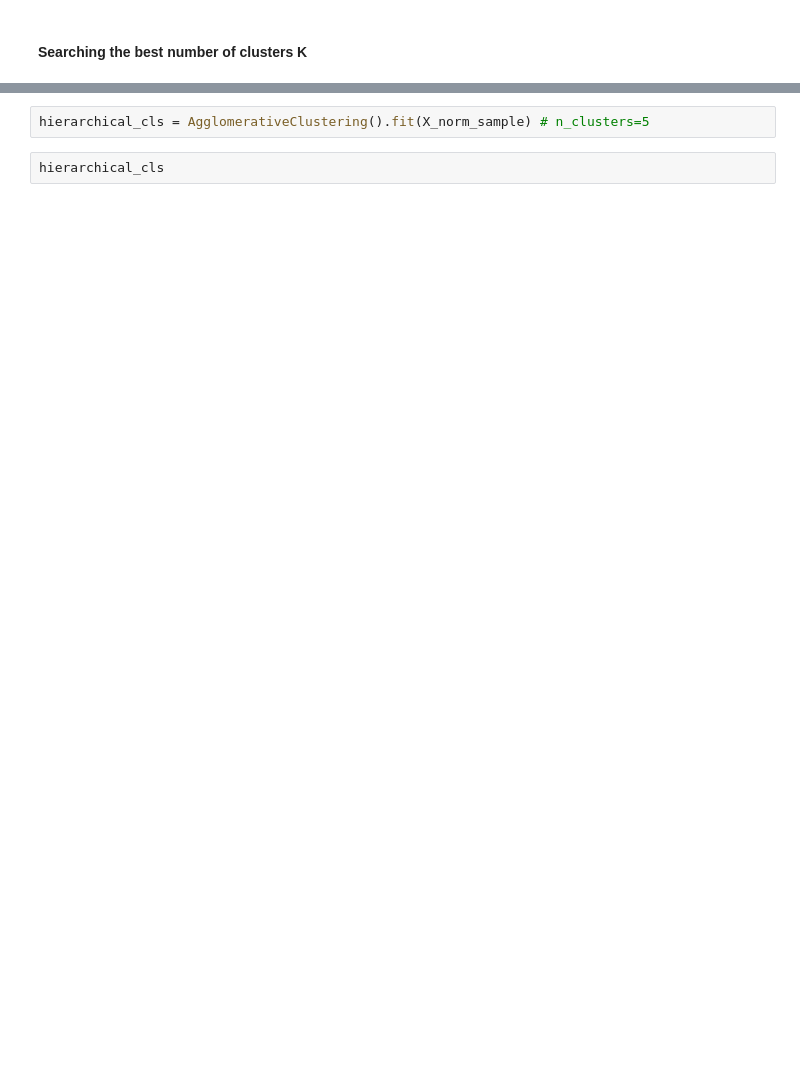
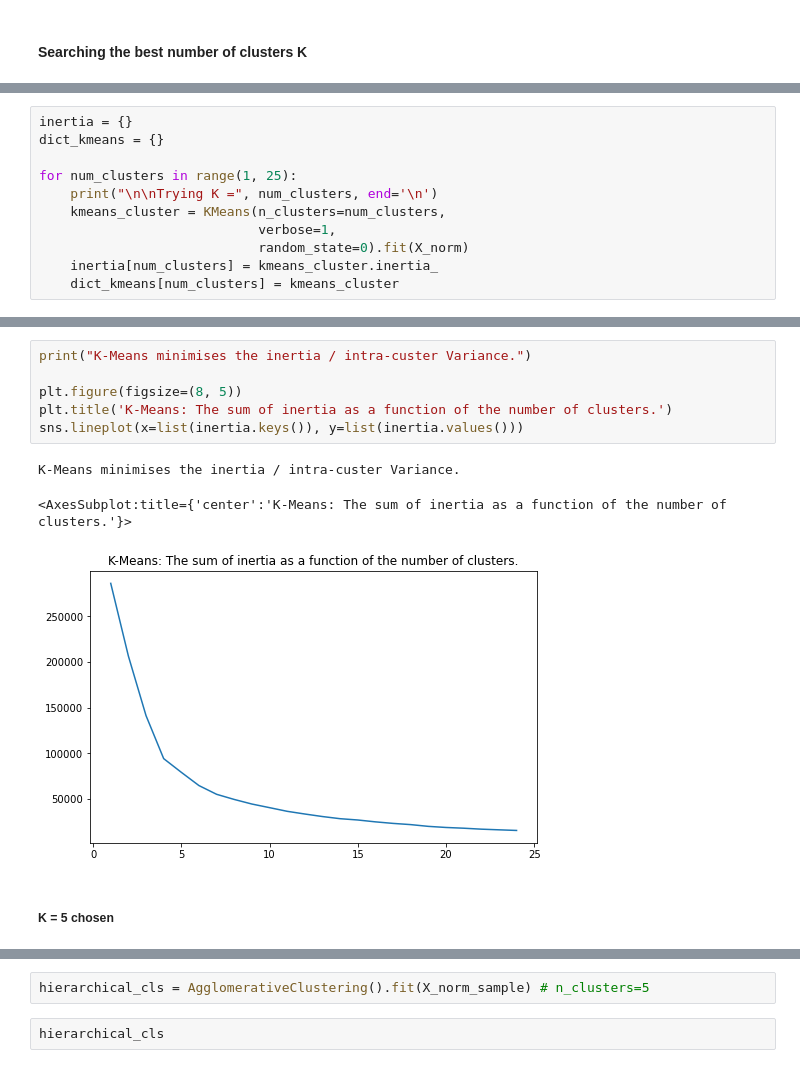
Before and after one commit to oumeima-elgharbi/P5_Data_Science_OpenClassrooms, a Jupyter notebook: P5_02_essais.ipynb, the cells around one changed output, grey strips where cells are left out. Cells and saved outputs as stored; diff of their text form; blank space fills up the shorter version.

Commit message:
trying to mix kmeans analysis

```diff
--- a/P5_02_essais.ipynb
+++ b/P5_02_essais.ipynb
@@ -288,0 +409,11 @@ plt.plot(range(2, 25), silhouettes, marker='o')
+# %%
+inertia = {}
+dict_kmeans = {}
+
+for num_clusters in range(1, 25):
+    print("\n\nTrying K =", num_clusters, end='\n')
+    kmeans_cluster = KMeans(n_clusters=num_clusters,
+                            verbose=1,
+                            random_state=0).fit(X_norm)
+    inertia[num_clusters] = kmeans_cluster.inertia_
+    dict_kmeans[num_clusters] = kmeans_cluster
@@ -288,0 +438,12 @@ plt.plot(range(2, 25), silhouettes, marker='o')
+# %%
+print("K-Means minimises the inertia / intra-custer Variance.")
+
+plt.figure(figsize=(8, 5))
+plt.title('K-Means: The sum of inertia as a function of the number of clusters.')
+sns.lineplot(x=list(inertia.keys()), y=list(inertia.values()))
+# %% [output]
+K-Means minimises the inertia / intra-custer Variance.
+<AxesSubplot:title={'center':'K-Means: The sum of inertia as a function of the number of clusters.'}>
+[figure, added]
+# %% [markdown]
+##### K = 5 chosen
```
Also changed, not shown: parts of 52 cells of this notebook.
